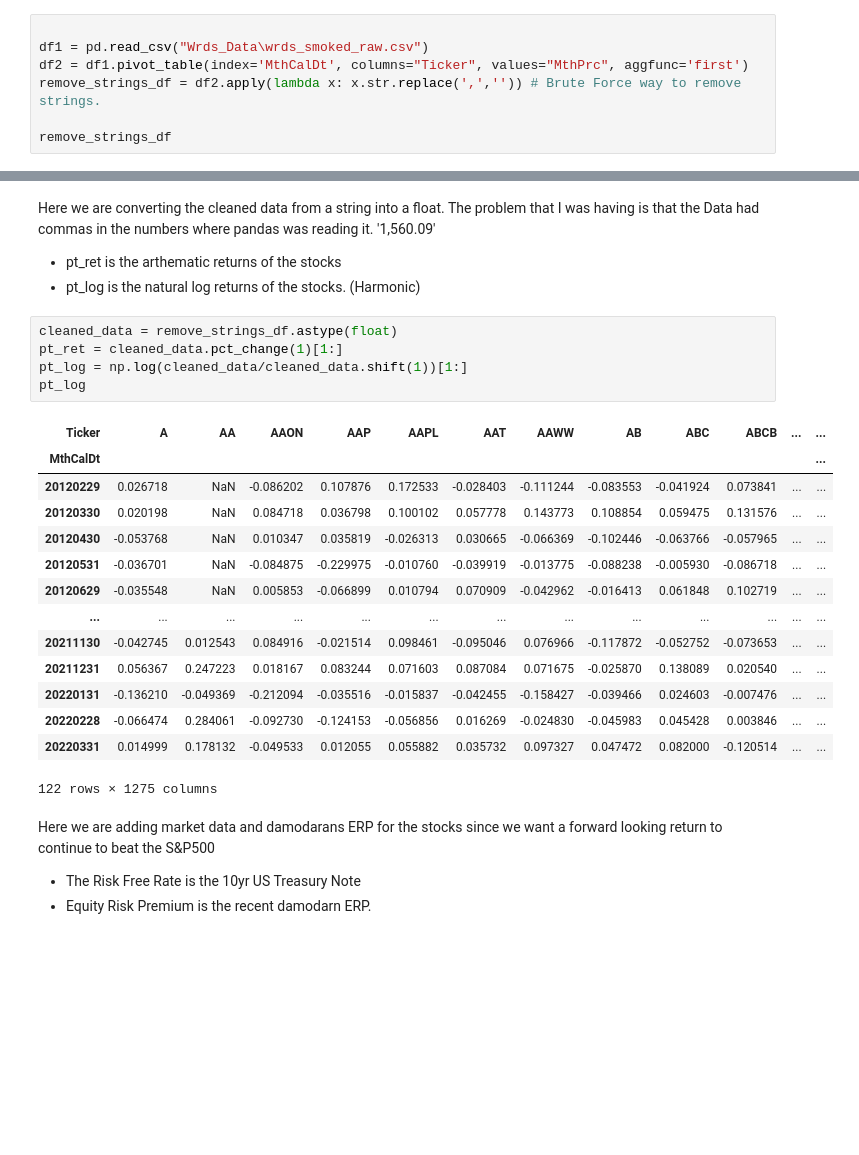
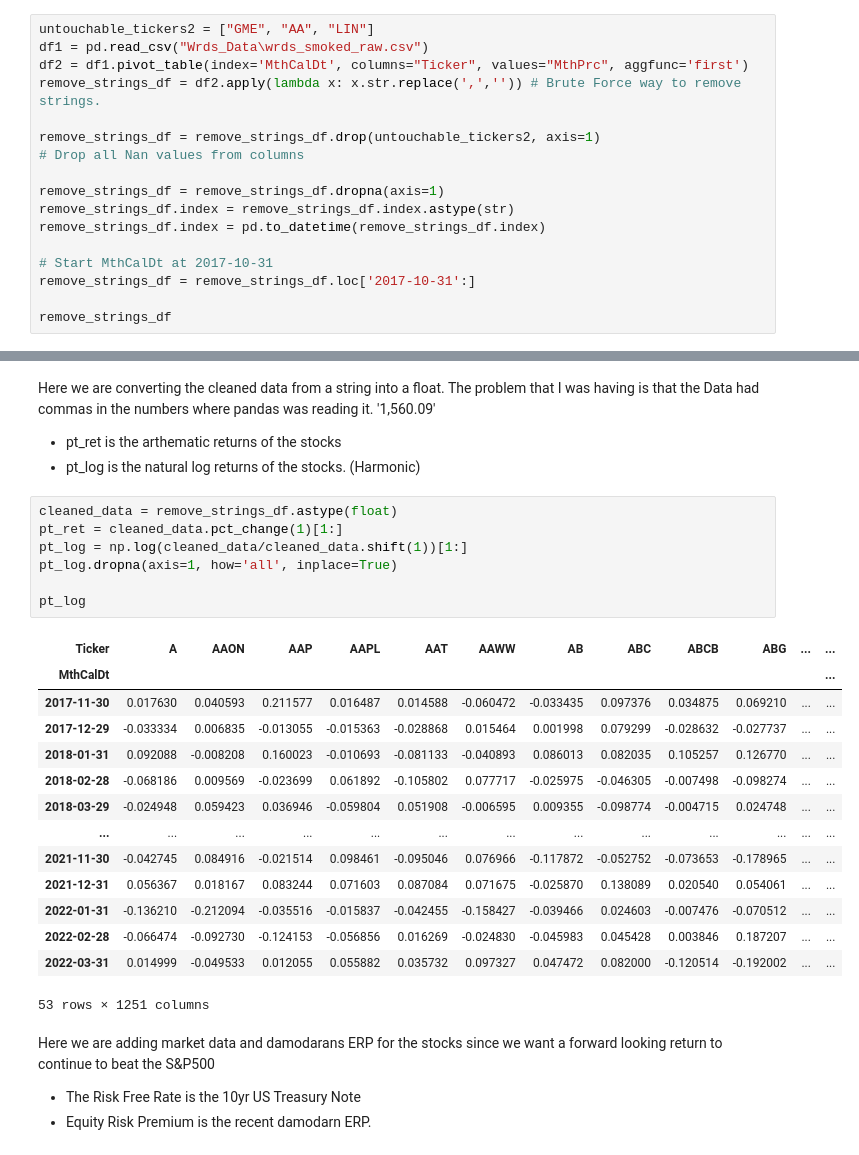
Before and after one commit to ts7even/not_ltcm, a Jupyter notebook: not_ltcm.ipynb, the cells around one changed output, grey strips where cells are left out. Cells and saved outputs as stored; diff of their text form; blank space fills up the shorter version.

```diff
--- a/not_ltcm.ipynb
+++ b/not_ltcm.ipynb
@@ -65,10 +74,20 @@ The problem we are having is to try to get time series data in Factset of the in
 * Quandl for NASDAQ is not working properly.
 * But Wharton WRDS was our best option without paying for an API key from Alpha Vantage, Morning Start, ect.
 # %%
-
+untouchable_tickers2 = ["GME", "AA", "LIN"]
 df1 = pd.read_csv("Wrds_Data\wrds_smoked_raw.csv")
 df2 = df1.pivot_table(index='MthCalDt', columns="Ticker", values="MthPrc", aggfunc='first')
 remove_strings_df = df2.apply(lambda x: x.str.replace(',','')) # Brute Force way to remove strings.
 
+remove_strings_df = remove_strings_df.drop(untouchable_tickers2, axis=1)
+# Drop all Nan values from columns
+
+remove_strings_df = remove_strings_df.dropna(axis=1)
+remove_strings_df.index = remove_strings_df.index.astype(str)
+remove_strings_df.index = pd.to_datetime(remove_strings_df.index)
+
+# Start MthCalDt at 2017-10-31
+remove_strings_df = remove_strings_df.loc['2017-10-31':]
+
 remove_strings_df
 # %% [output]
@@ -94,23 +113,25 @@ Here we are converting the cleaned data from a string into a float. The problem
 # %%
 cleaned_data = remove_strings_df.astype(float)
 pt_ret = cleaned_data.pct_change(1)[1:]
 pt_log = np.log(cleaned_data/cleaned_data.shift(1))[1:]
+pt_log.dropna(axis=1, how='all', inplace=True)
+
 pt_log
 # %% [output]
-| Ticker | A | AA | AAON | AAP | AAPL | AAT | AAWW | AB | ABC | ABCB | ... | ... |
+| Ticker | A | AAON | AAP | AAPL | AAT | AAWW | AB | ABC | ABCB | ABG | ... | ... |
 | MthCalDt |  |  |  |  |  |  |  |  |  |  |  | ... |
-| 20120229 | 0.026718 | NaN | -0.086202 | 0.107876 | 0.172533 | -0.028403 | -0.111244 | -0.083553 | -0.041924 | 0.073841 | ... | ... |
-| 20120330 | 0.020198 | NaN | 0.084718 | 0.036798 | 0.100102 | 0.057778 | 0.143773 | 0.108854 | 0.059475 | 0.131576 | ... | ... |
-| 20120430 | -0.053768 | NaN | 0.010347 | 0.035819 | -0.026313 | 0.030665 | -0.066369 | -0.102446 | -0.063766 | -0.057965 | ... | ... |
-| 20120531 | -0.036701 | NaN | -0.084875 | -0.229975 | -0.010760 | -0.039919 | -0.013775 | -0.088238 | -0.005930 | -0.086718 | ... | ... |
-| 20120629 | -0.035548 | NaN | 0.005853 | -0.066899 | 0.010794 | 0.070909 | -0.042962 | -0.016413 | 0.061848 | 0.102719 | ... | ... |
+| 2017-11-30 | 0.017630 | 0.040593 | 0.211577 | 0.016487 | 0.014588 | -0.060472 | -0.033435 | 0.097376 | 0.034875 | 0.069210 | ... | ... |
+| 2017-12-29 | -0.033334 | 0.006835 | -0.013055 | -0.015363 | -0.028868 | 0.015464 | 0.001998 | 0.079299 | -0.028632 | -0.027737 | ... | ... |
+| 2018-01-31 | 0.092088 | -0.008208 | 0.160023 | -0.010693 | -0.081133 | -0.040893 | 0.086013 | 0.082035 | 0.105257 | 0.126770 | ... | ... |
+| 2018-02-28 | -0.068186 | 0.009569 | -0.023699 | 0.061892 | -0.105802 | 0.077717 | -0.025975 | -0.046305 | -0.007498 | -0.098274 | ... | ... |
+| 2018-03-29 | -0.024948 | 0.059423 | 0.036946 | -0.059804 | 0.051908 | -0.006595 | 0.009355 | -0.098774 | -0.004715 | 0.024748 | ... | ... |
 | ... | ... | ... | ... | ... | ... | ... | ... | ... | ... | ... | ... | ... |
-| 20211130 | -0.042745 | 0.012543 | 0.084916 | -0.021514 | 0.098461 | -0.095046 | 0.076966 | -0.117872 | -0.052752 | -0.073653 | ... | ... |
-| 20211231 | 0.056367 | 0.247223 | 0.018167 | 0.083244 | 0.071603 | 0.087084 | 0.071675 | -0.025870 | 0.138089 | 0.020540 | ... | ... |
-| 20220131 | -0.136210 | -0.049369 | -0.212094 | -0.035516 | -0.015837 | -0.042455 | -0.158427 | -0.039466 | 0.024603 | -0.007476 | ... | ... |
-| 20220228 | -0.066474 | 0.284061 | -0.092730 | -0.124153 | -0.056856 | 0.016269 | -0.024830 | -0.045983 | 0.045428 | 0.003846 | ... | ... |
-| 20220331 | 0.014999 | 0.178132 | -0.049533 | 0.012055 | 0.055882 | 0.035732 | 0.097327 | 0.047472 | 0.082000 | -0.120514 | ... | ... |
+| 2021-11-30 | -0.042745 | 0.084916 | -0.021514 | 0.098461 | -0.095046 | 0.076966 | -0.117872 | -0.052752 | -0.073653 | -0.178965 | ... | ... |
+| 2021-12-31 | 0.056367 | 0.018167 | 0.083244 | 0.071603 | 0.087084 | 0.071675 | -0.025870 | 0.138089 | 0.020540 | 0.054061 | ... | ... |
+| 2022-01-31 | -0.136210 | -0.212094 | -0.035516 | -0.015837 | -0.042455 | -0.158427 | -0.039466 | 0.024603 | -0.007476 | -0.070512 | ... | ... |
+| 2022-02-28 | -0.066474 | -0.092730 | -0.124153 | -0.056856 | 0.016269 | -0.024830 | -0.045983 | 0.045428 | 0.003846 | 0.187207 | ... | ... |
+| 2022-03-31 | 0.014999 | -0.049533 | 0.012055 | 0.055882 | 0.035732 | 0.097327 | 0.047472 | 0.082000 | -0.120514 | -0.192002 | ... | ... |
-122 rows × 1275 columns
+53 rows × 1251 columns
 # %% [markdown]
 Here we are adding market data and damodarans ERP for the stocks since we want a forward looking return to continue to beat the S&P500
 * The Risk Free Rate is the 10yr US Treasury Note
```
Also changed, not shown: parts of 16 cells of this notebook, 5 other files.
